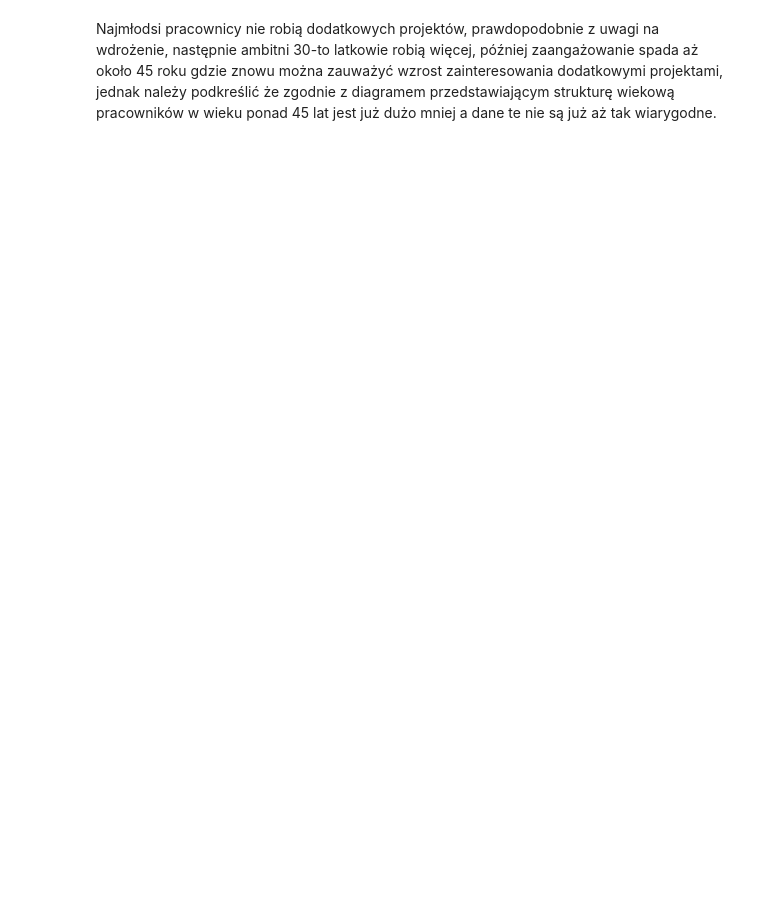
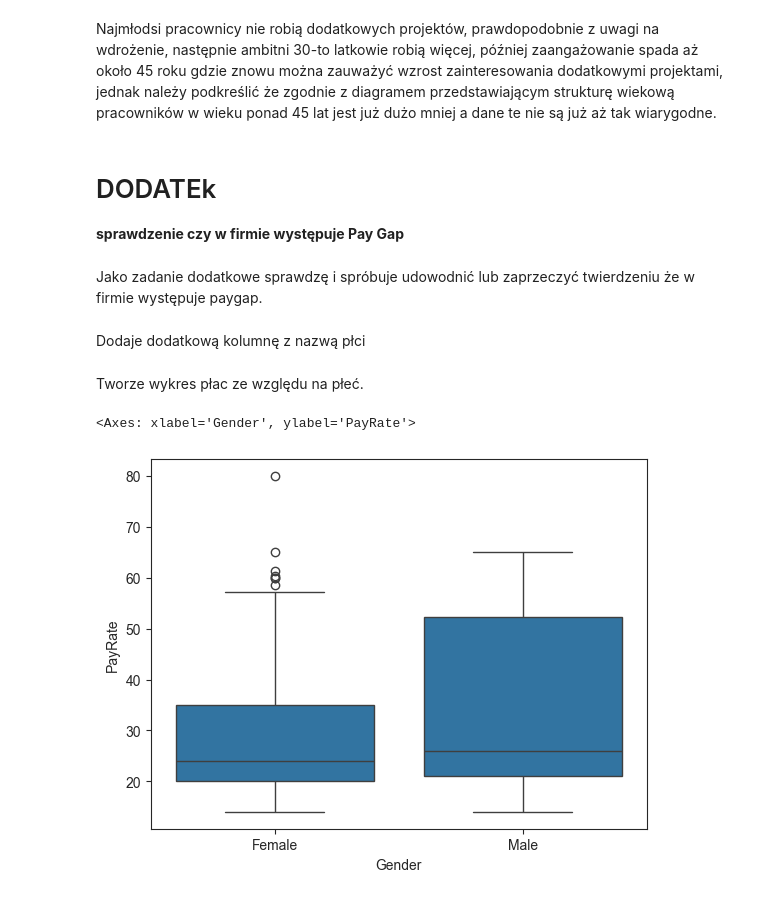
Before and after one commit to WojciechDzimira/kodilla-modu-9, a Jupyter notebook: zadanie_analiza_danych/analiza_danych.ipynb, the cells around one changed output. Saved outputs shown, nothing was run; the diff lists cells and outputs as text; code cells hidden in the pictures; blank space fills up the shorter version.

Commit message:
feat: add gender pay gap analysis and visualized salary distributions

```diff
--- a/zadanie_analiza_danych/analiza_danych.ipynb
+++ b/zadanie_analiza_danych/analiza_danych.ipynb
@@ -193,2 +193,19 @@ plt.show()
 # %% [markdown]
 Najmłodsi pracownicy nie robią dodatkowych projektów, prawdopodobnie z uwagi na wdrożenie, następnie ambitni 30-to latkowie robią więcej, później zaangażowanie spada aż około 45 roku gdzie znowu można zauważyć wzrost zainteresowania dodatkowymi projektami, jednak należy podkreślić że zgodnie z diagramem przedstawiającym strukturę wiekową pracowników w wieku ponad 45 lat jest już dużo mniej a dane te nie są już aż tak wiarygodne.
+# %% [markdown]
+# DODATEk
+**sprawdzenie czy w firmie występuje Pay Gap**
+# %% [markdown]
+Jako zadanie dodatkowe sprawdzę i spróbuje udowodnić lub zaprzeczyć twierdzeniu że w firmie występuje paygap.
+# %% [markdown]
+Dodaje dodatkową kolumnę z nazwą płci
+# %%
+df['Gender'] = df['GenderID'].map({0: 'Female', 1: 'Male'})
+# %% [markdown]
+Tworze wykres płac ze względu na płeć.
+# %%
+
+sns.boxplot(x='Gender', y='PayRate', data=df)
+# %% [output]
+<Axes: xlabel='Gender', ylabel='PayRate'>
+[figure, added]
```
Also changed, not shown: parts of 26 cells of this notebook.
